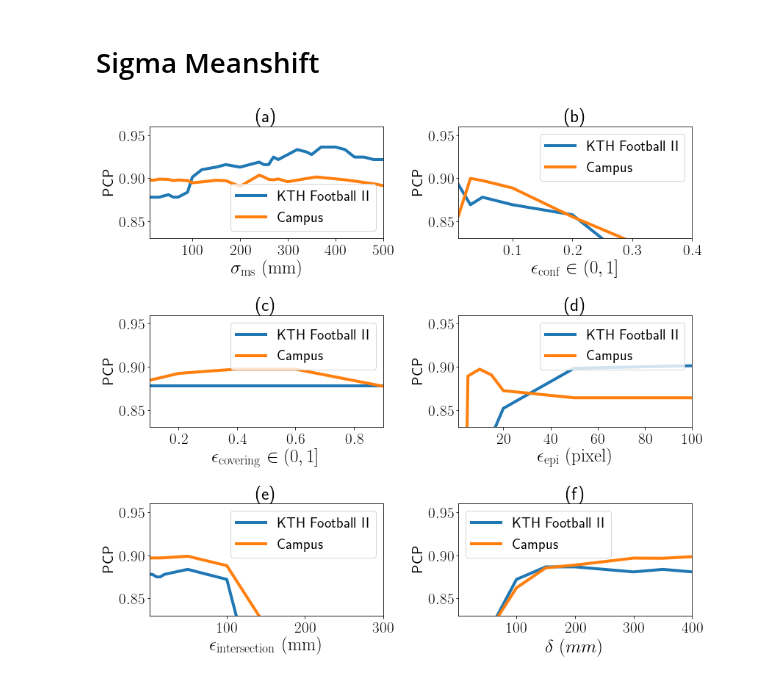
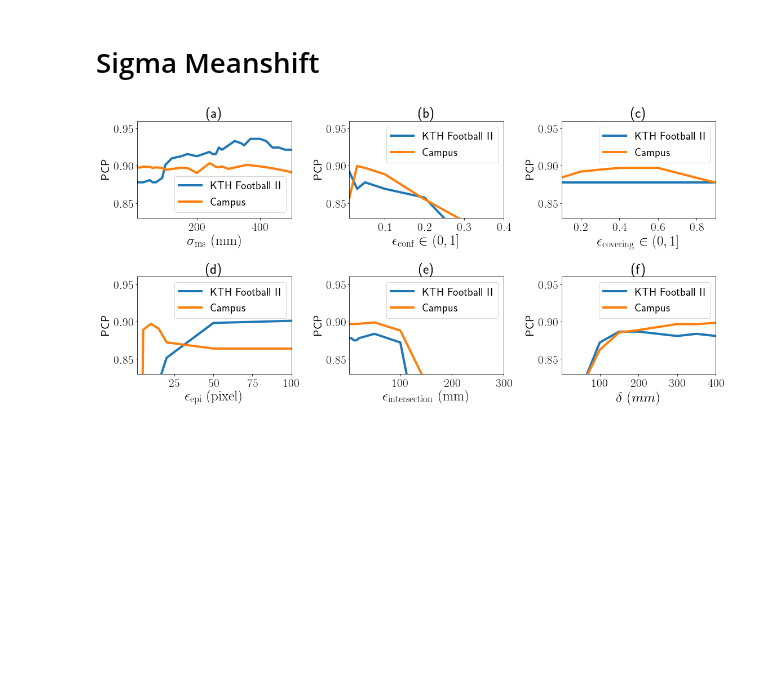
Before and after one commit to jutanke/mvpose, a Jupyter notebook: plots/parameter_plots.ipynb, the cells around one changed output. Cells and saved outputs as stored; diff of their text form; code cells hidden in the pictures; blank space fills up the shorter version.

```diff
--- a/plots/parameter_plots.ipynb
+++ b/plots/parameter_plots.ipynb
@@ -21,9 +21,12 @@ linewidth = 4
 
 ylim = [0.83, 0.96]
 
-H = 2
-W = 3
-fig = plt.figure(figsize=(12,11))
+# H = 2
+# W = 3
+H = 3
+W = 2
+#fig = plt.figure(figsize=(12,11))
+fig = plt.figure(figsize=(16,8))
 # ==========================================================
 # RADIUS
 # ==========================================================
@@ -242,31 +245,31 @@ plt.legend(fontsize=FS_LEGEND)
 # PCP_kth = [
 #     0.951518691588785,  # no unary
 #     0.9474299065420562, # vanilla e=0.0
 #     0.9532710280373832,  # vanilla e=0.5
 #     0.9532710280373832,  # vanilla, e=0.7
 #     .9497663551401869   # vanilla, e=0.9
 # ]
 
 # #plt.plot([1, 2], PCP_camps)
 
 # #fig = plt.figure(figsize=(10, 5))
 
 # ax.plot([1, 2, 3, 4, 5], PCP_kth, label=label_kth)
 # ax.plot([1, 2, 3, 4, 5], PCP_campus, label=label_campus)
 # ax.set_ylim(ylim)
 
 # ax.set_xticks([1, 2, 3, 4, 5])
 # ax.set_xticklabels(['no unary', r'$0$',
 #                     r'$0.5$',
 #                     r'$0.7$',
 #                    r'$0.9$'],
 #                    fontsize=20)
 # ax.set_xlabel(r'$\epsilon_{\mathrm{belief}} \in [0, 1)$', fontsize=FS_XLABEL)
 # plt.legend(fontsize=FS_LEGEND)
 # ax.set_ylabel('PCP')
 
 plt.tight_layout()
 #plt.show()
 plt.savefig('parameters.eps', format='eps', dpi=300)
 # %% [output]
-[figure, old version]
+[figure, new version]
```
